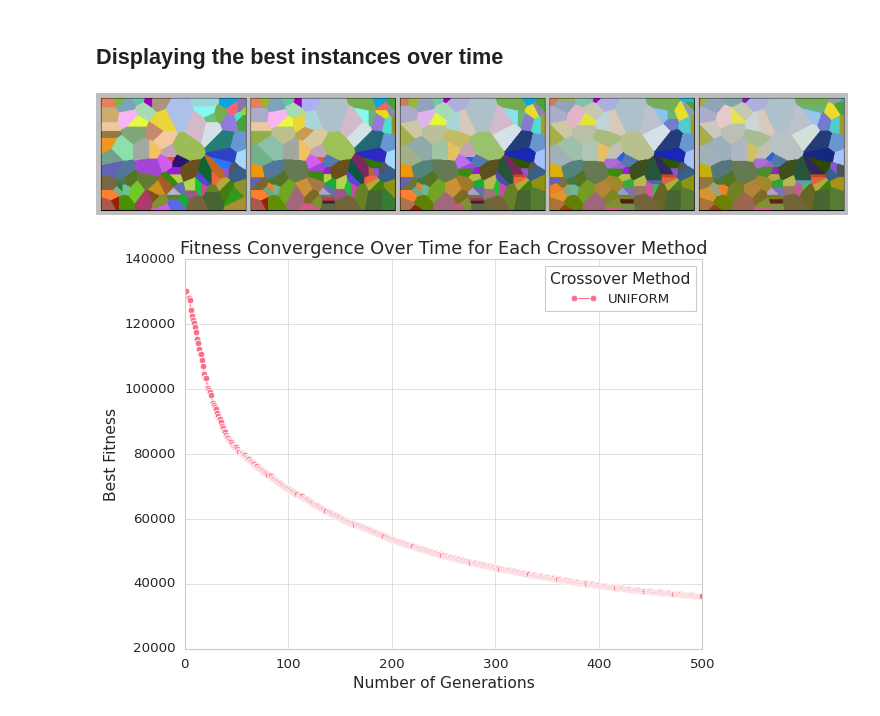
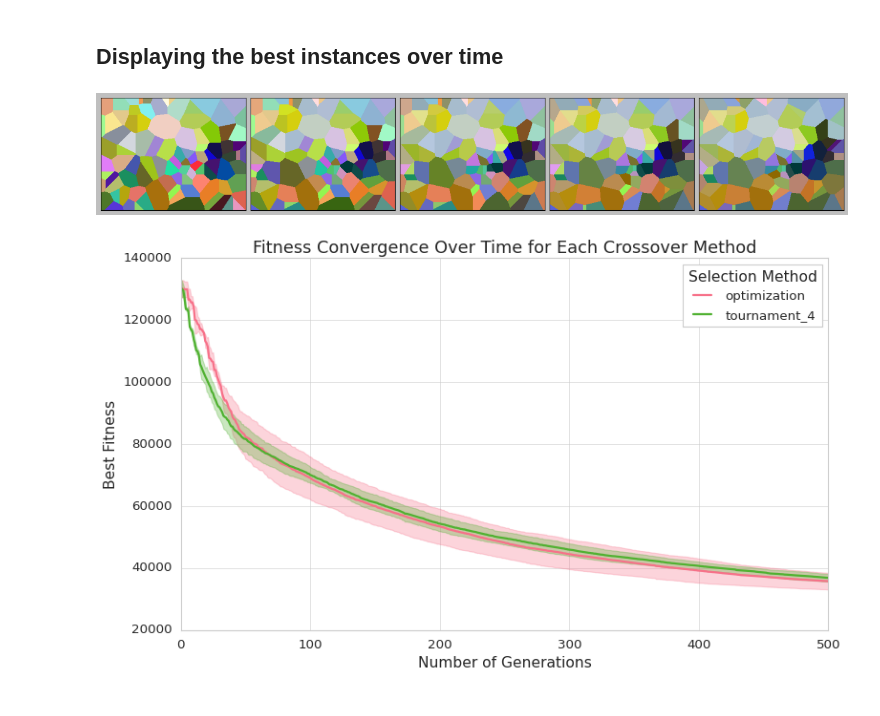
Before and after one commit to JorisWeeda/Evolutionary-Algorithm-Van-Gogh, a Jupyter notebook: analysis.ipynb, the cells around one changed output. Saved outputs shown, nothing was run; the diff lists cells and outputs as text; code cells hidden in the pictures.

```diff
--- a/analysis.ipynb
+++ b/analysis.ipynb
@@ -33,10 +33,10 @@ def reporter(time, evo):
         clear_output()
         display(elite)
     if save_progress and time["num-generations"] % 50 == 0:
-        elite.save(f"./img/van_gogh_intermediate_{evo.seed}_{evo.population_size}_{evo.crossover_method}_{evo.num_points}_{evo.initialization}_{evo.generation_budget}_{time['num-generations']:05d}.png")
+        elite.save(f"./img/van_gogh_intermediate_{evo.seed}_{evo.population_size}_{evo.crossover_method}_{evo.num_points}_{evo.initialization}_{evo.generation_budget}_{time['num-generations']:05d}_{evo.selection_method}.png")
 
 def run_algorithm(settings):
-    seed, population_size, crossover_method, num_points, initialization, generation_budget = settings
+    seed, population_size, crossover_method, num_points, initialization, generation_budget, selection_method = settings
     start = time()
 
     data = []
@@ -49,7 +49,7 @@ def run_algorithm(settings):
                     initialization=initialization,
                     generation_budget=generation_budget,
                     num_features_mutation_strength=.25,
-                    selection_name='optimization',
+                    selection_name=selection_method,
                     verbose=verbose_output)
     data = evo.run()
     time_spent = time() - start
@@ -91,6 +73,7 @@ for seed in range(3):
     for population_size in (100,):
         for crossover_method in ("UNIFORM",):
             for initialization in ("RANDOM",):
-                for num_points in (100,):
-                    data.extend(run_algorithm((seed, population_size, crossover_method, num_points, initialization, generation_budget)))
+                for selection_method in ("optimization",):
+                    for num_points in (100,):
+                        data.extend(run_algorithm((seed, population_size, crossover_method, num_points, initialization, generation_budget, selection_method)))
 # %% [output]
@@ -140,23 +124,40 @@ def show_progress_over_time(settings, selection=None, grid=(5,4)):
 
     plt.show()
 # %%
-show_progress_over_time((0, 100, 'UNIFORM', 100, "RANDOM", 500), grid=(1,5))
+show_progress_over_time((0, 100, 'UNIFORM', 100, "RANDOM", 500, "tournament_4"), grid=(1,5))
 # %% [output]
-[figure, old version]
+[figure, new version]
 # %%
+df = pd.DataFrame(data)
+
+df_stats = df.groupby(['num-generations', 'selection-method']).agg(
+    mean_fitness=('best-fitness', 'mean'),
+    std_fitness=('best-fitness', 'std')
+).reset_index()
+
 sns.set_style("whitegrid")
-
 custom_palette = sns.color_palette("husl", 3)
 
-sns.lineplot(data=df, x='num-generations', y='best-fitness', hue='crossover-method', errorbar=None, palette=custom_palette, style='crossover-method', markers=True, dashes=False)
+plt.figure(figsize=(10, 6))
+
+for method, color in zip(df_stats['selection-method'].unique(), custom_palette):
+    method_data = df_stats[df_stats['selection-method'] == method]
+    plt.plot(method_data['num-generations'], method_data['mean_fitness'], label=method, color=color, linewidth=2)
+    plt.fill_between(
+        method_data['num-generations'],
+        method_data['mean_fitness'] - method_data['std_fitness'],
+        method_data['mean_fitness'] + method_data['std_fitness'],
+        color=color,
+        alpha=0.3
+    )
 
 plt.title('Fitness Convergence Over Time for Each Crossover Method', fontsize=16)
 plt.xlabel('Number of Generations', fontsize=14)
 plt.ylabel('Best Fitness', fontsize=14)
 plt.xticks(fontsize=12)
 plt.yticks(fontsize=12)
-plt.legend(title='Crossover Method', title_fontsize='14', fontsize='12', loc='best')
+plt.legend(title='Selection Method', title_fontsize='14', fontsize='12', loc='best')
 plt.tight_layout()
 plt.show()
 # %% [output]
-[figure, old version]
+[figure, new version]
```
Also changed, not shown: parts of 4 cells of this notebook, 5 other files.
